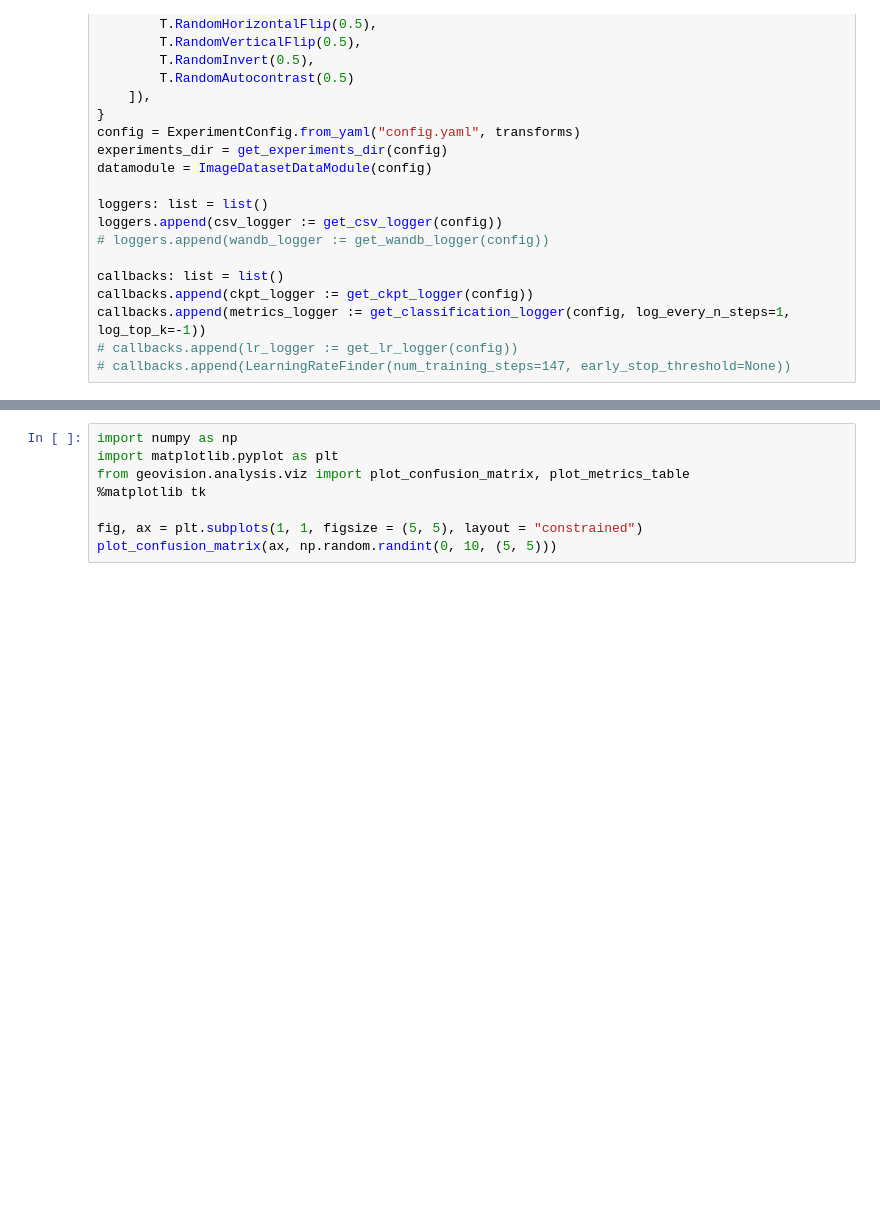
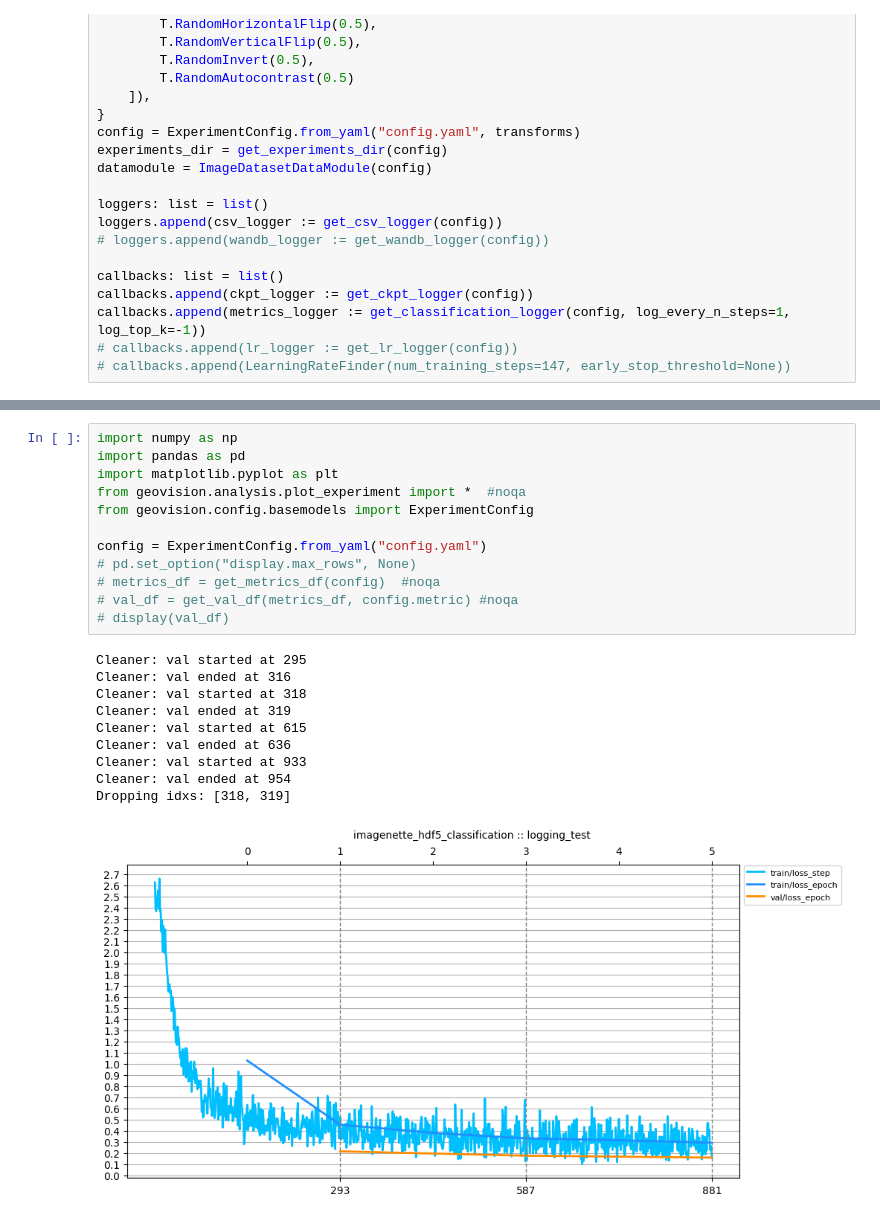
Before and after one commit to citruscaesar/geovision, a Jupyter notebook: geovision/scripts/experiment.ipynb, the cells around one changed output, grey strips where cells are left out. Drawn from its saved outputs; the diff is of its cells as text; blank space fills up the shorter version.

Commit message:
added cleanup of val sanity checks from metrics.csv

```diff
--- a/geovision/scripts/experiment.ipynb
+++ b/geovision/scripts/experiment.ipynb
@@ -89,8 +91,23 @@ plot_experiment(config)
-# %%
-import numpy as np
-import matplotlib.pyplot as plt
-from geovision.analysis.viz import plot_confusion_matrix, plot_metrics_table
-%matplotlib tk
-
-fig, ax = plt.subplots(1, 1, figsize = (5, 5), layout = "constrained")
-plot_confusion_matrix(ax, np.random.randint(0, 10, (5, 5)))
+# %%
+import numpy as np
+import pandas as pd
+import matplotlib.pyplot as plt
+from geovision.analysis.plot_experiment import *  #noqa
+from geovision.config.basemodels import ExperimentConfig
+
+config = ExperimentConfig.from_yaml("config.yaml")
+# pd.set_option("display.max_rows", None)
+# metrics_df = get_metrics_df(config)  #noqa
+# val_df = get_val_df(metrics_df, config.metric) #noqa
+# display(val_df)
+# %% [output]
+Cleaner: val started at 295
+Cleaner: val ended at 316
+Cleaner: val started at 318
+Cleaner: val ended at 319
+Cleaner: val started at 615
+Cleaner: val ended at 636
+Cleaner: val started at 933
+Cleaner: val ended at 954
+Dropping idxs: [318, 319]
+[figure, added]
```
Also changed, not shown: parts of 3 cells of this notebook, 2 other files.
